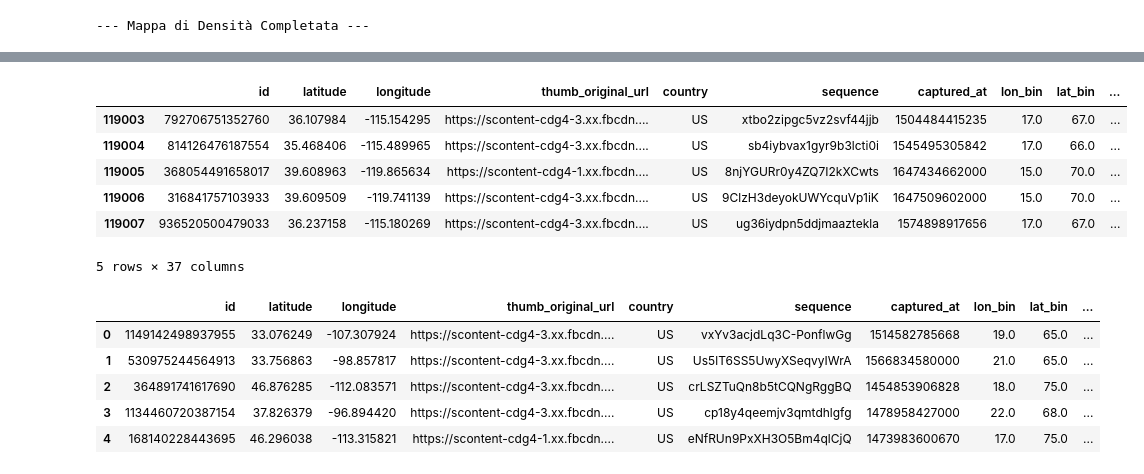
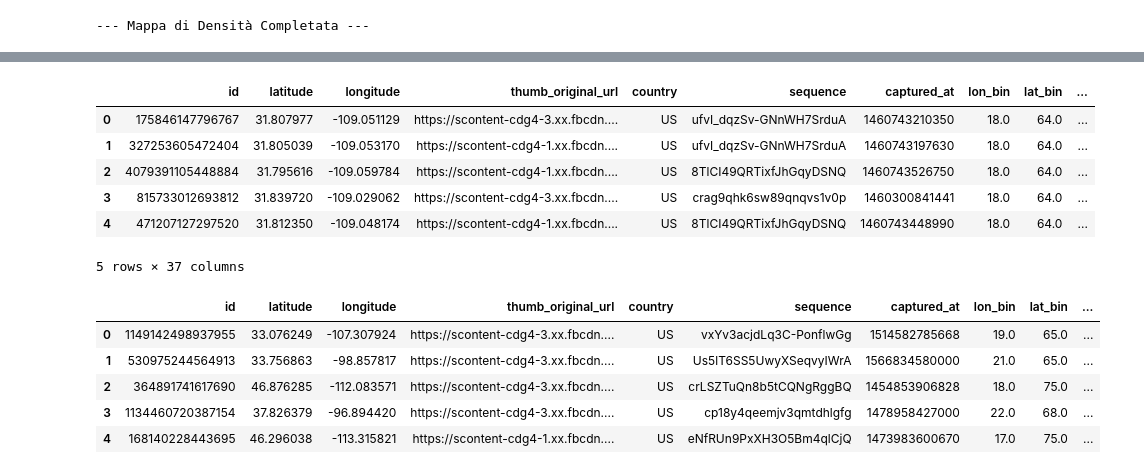
Before and after one commit to MatteoCamillo-code/GeoLoc-CVCS, a Jupyter notebook: src/notebooks/s2_configuration.ipynb, the cells around one changed output, grey strips where cells are left out. Saved outputs shown, nothing was run; the diff lists cells and outputs as text; code cells hidden in the pictures.

```diff
--- a/src/notebooks/s2_configuration.ipynb
+++ b/src/notebooks/s2_configuration.ipynb
@@ -207,0 +134,36 @@ if df_test_final is not None:
+# %%
+# --- CARICAMENTO DATI ---
+print("🛰️ Caricamento dati...")
+df = pd.read_csv(INPUT_TRAIN)
+df['s2_cell'] = [get_s2_cell_id(lat, lng) for lat, lng in zip(df['latitude'], df['longitude'])]
+
+# --- CONFIGURAZIONI ---
+configs = [
+    {"name": "config_1", "tau_max": 50},
+    {"name": "config_2", "tau_max": 100},
+    {"name": "config_3", "tau_max": 200}
+]
+
+trained_partitions = {} # Qui salviamo le liste di leaf_cells per il plot
+trained_lookups = {}    # Qui salviamo i dizionari per il matching veloce
+
+for cfg in configs:
+    print(f"\n🔄 Partizionamento {cfg['name']} (tau_max={cfg['tau_max']})...")
+
+    # 1. Calcolo celle foglia
+    leaves = run_partitioning(df, cfg['tau_max'])
+    trained_partitions[cfg['name']] = leaves
+
+    # --- AGGIUNTA: Stampa del numero di celle create ---
+    num_cells = len(leaves)
+    print(f"✅ Numero di celle (classi) create: {num_cells}")
+    # --------------------------------------------------
+
+    # 2. Creazione lookup e assegnazione labels
+    lookup = {leaf['cell_id'].to_token(): idx for idx, leaf in enumerate(leaves)}
+    trained_lookups[cfg['name']] = lookup
+
+    col_name = f"label_{cfg['name']}"
+    df[col_name] = [fast_assign_label(p, lookup) for p in tqdm(df['s2_cell'], desc="   Mapping")]
+
+print("\n✅ Calcolo completato.")
@@ -208,11 +280,11 @@ if df_test_final is not None:
 # %%
-df.tail()
+df.head()
 # %% [output]
 |  | id | latitude | longitude | thumb_original_url | country | sequence | captured_at | lon_bin | lat_bin | ... |
-| 119003 | 792706751352760 | 36.107984 | -115.154295 | https://scontent-cdg4-3.xx.fbcdn.... | US | xtbo2zipgc5vz2svf44jjb | 1504484415235 | 17.0 | 67.0 | ... |
-| 119004 | 814126476187554 | 35.468406 | -115.489965 | https://scontent-cdg4-3.xx.fbcdn.... | US | sb4iybvax1gyr9b3lcti0i | 1545495305842 | 17.0 | 66.0 | ... |
-| 119005 | 368054491658017 | 39.608963 | -119.865634 | https://scontent-cdg4-1.xx.fbcdn.... | US | 8njYGURr0y4ZQ7I2kXCwts | 1647434662000 | 15.0 | 70.0 | ... |
-| 119006 | 316841757103933 | 39.609509 | -119.741139 | https://scontent-cdg4-3.xx.fbcdn.... | US | 9ClzH3deyokUWYcquVp1iK | 1647509602000 | 15.0 | 70.0 | ... |
-| 119007 | 936520500479033 | 36.237158 | -115.180269 | https://scontent-cdg4-3.xx.fbcdn.... | US | ug36iydpn5ddjmaaztekla | 1574898917656 | 17.0 | 67.0 | ... |
+| 0 | 175846147796767 | 31.807977 | -109.051129 | https://scontent-cdg4-3.xx.fbcdn.... | US | ufvI_dqzSv-GNnWH7SrduA | 1460743210350 | 18.0 | 64.0 | ... |
+| 1 | 327253605472404 | 31.805039 | -109.053170 | https://scontent-cdg4-1.xx.fbcdn.... | US | ufvI_dqzSv-GNnWH7SrduA | 1460743197630 | 18.0 | 64.0 | ... |
+| 2 | 4079391105448884 | 31.795616 | -109.059784 | https://scontent-cdg4-1.xx.fbcdn.... | US | 8TlCI49QRTixfJhGqyDSNQ | 1460743526750 | 18.0 | 64.0 | ... |
+| 3 | 815733012693812 | 31.839720 | -109.029062 | https://scontent-cdg4-3.xx.fbcdn.... | US | crag9qhk6sw89qnqvs1v0p | 1460300841441 | 18.0 | 64.0 | ... |
+| 4 | 471207127297520 | 31.812350 | -109.048174 | https://scontent-cdg4-1.xx.fbcdn.... | US | 8TlCI49QRTixfJhGqyDSNQ | 1460743448990 | 18.0 | 64.0 | ... |
 5 rows × 37 columns
 # %%
```
Also changed, not shown: parts of 11 cells of this notebook, 5 other files.
